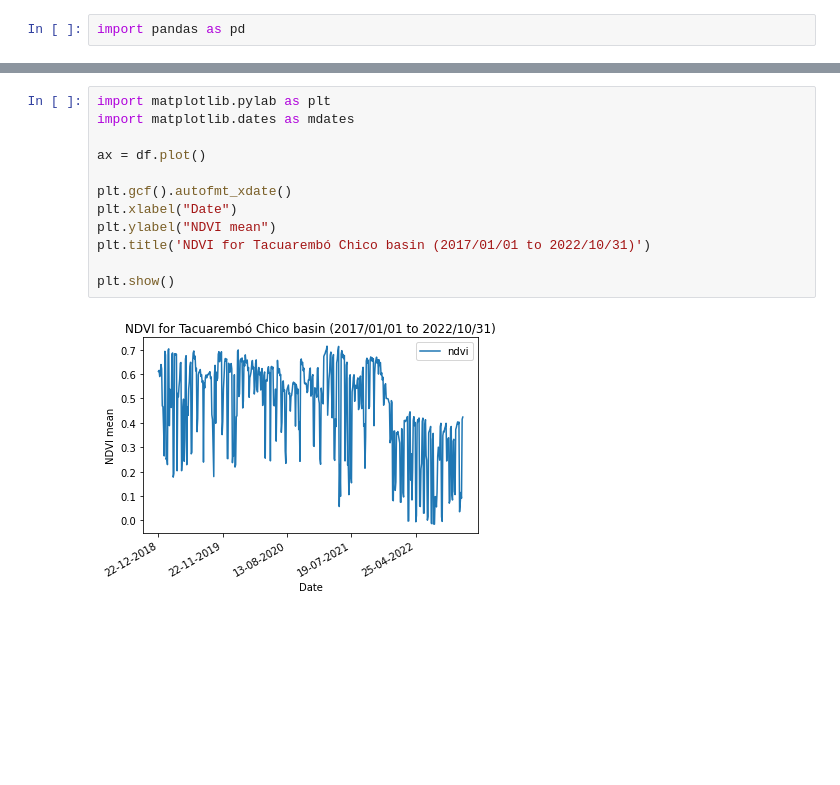
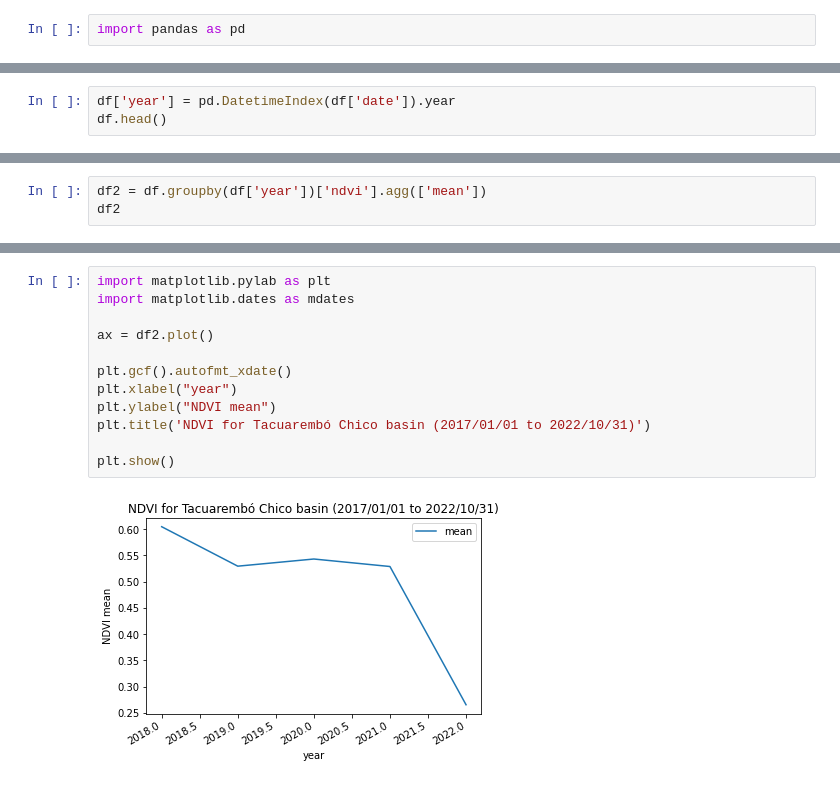
Before and after one commit to lvsantarosa/NDVI-with-GEE-and-Python, a Jupyter notebook: NDVI_plot_GEE.ipynb, the cells around one changed output, grey strips where cells are left out. Saved outputs shown, nothing was run; the diff lists cells and outputs as text; blank space fills up the shorter version.

```diff
--- a/NDVI_plot_GEE.ipynb
+++ b/NDVI_plot_GEE.ipynb
@@ -113,0 +173,3 @@ df.head()
+# %%
+df['year'] = pd.DatetimeIndex(df['date']).year
+df.head()
@@ -113,0 +183,3 @@ df.head()
+# %%
+df2 = df.groupby(df['year'])['ndvi'].agg(['mean'])
+df2
@@ -114,14 +194,14 @@ df.head()
 # %%
 import matplotlib.pylab as plt
 import matplotlib.dates as mdates
 
-ax = df.plot()
+ax = df2.plot()
 
 plt.gcf().autofmt_xdate()
-plt.xlabel("Date")
+plt.xlabel("year")
 plt.ylabel("NDVI mean")
 plt.title('NDVI for Tacuarembó Chico basin (2017/01/01 to 2022/10/31)')
 
 plt.show()
 # %% [output]
-[figure, old version]
+[figure, new version]
```
Also changed, not shown: parts of 27 cells of this notebook.
